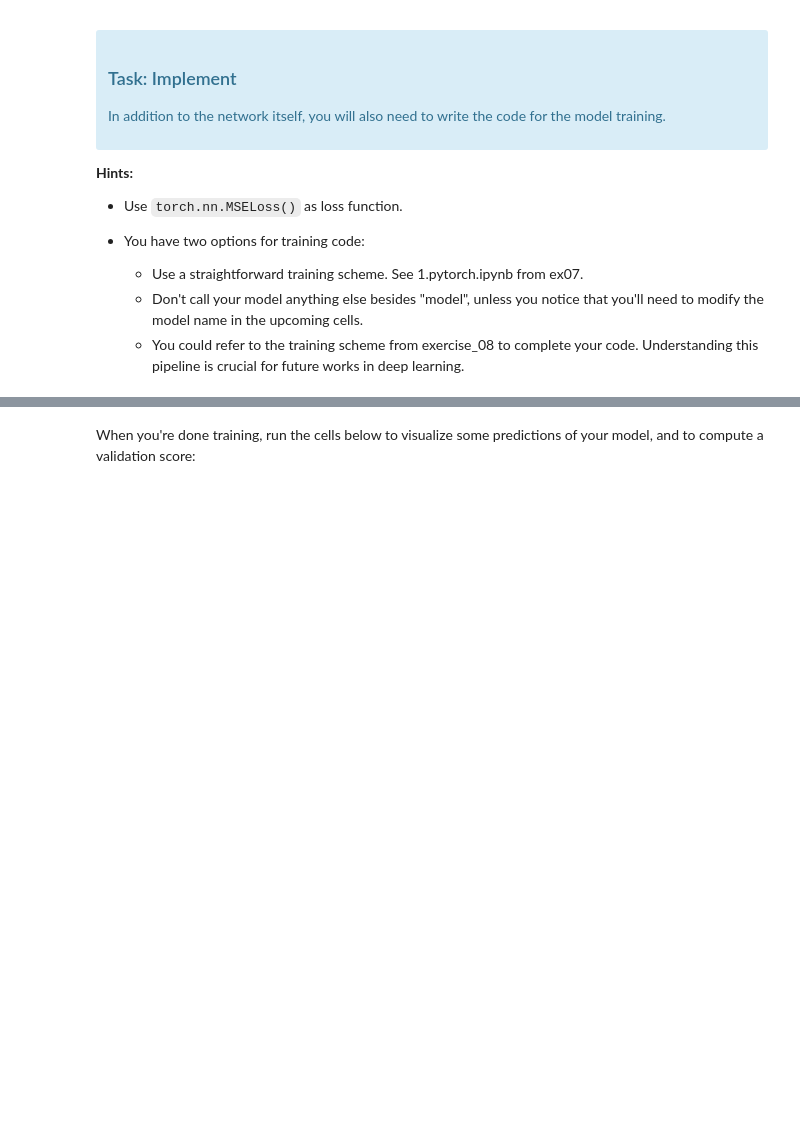
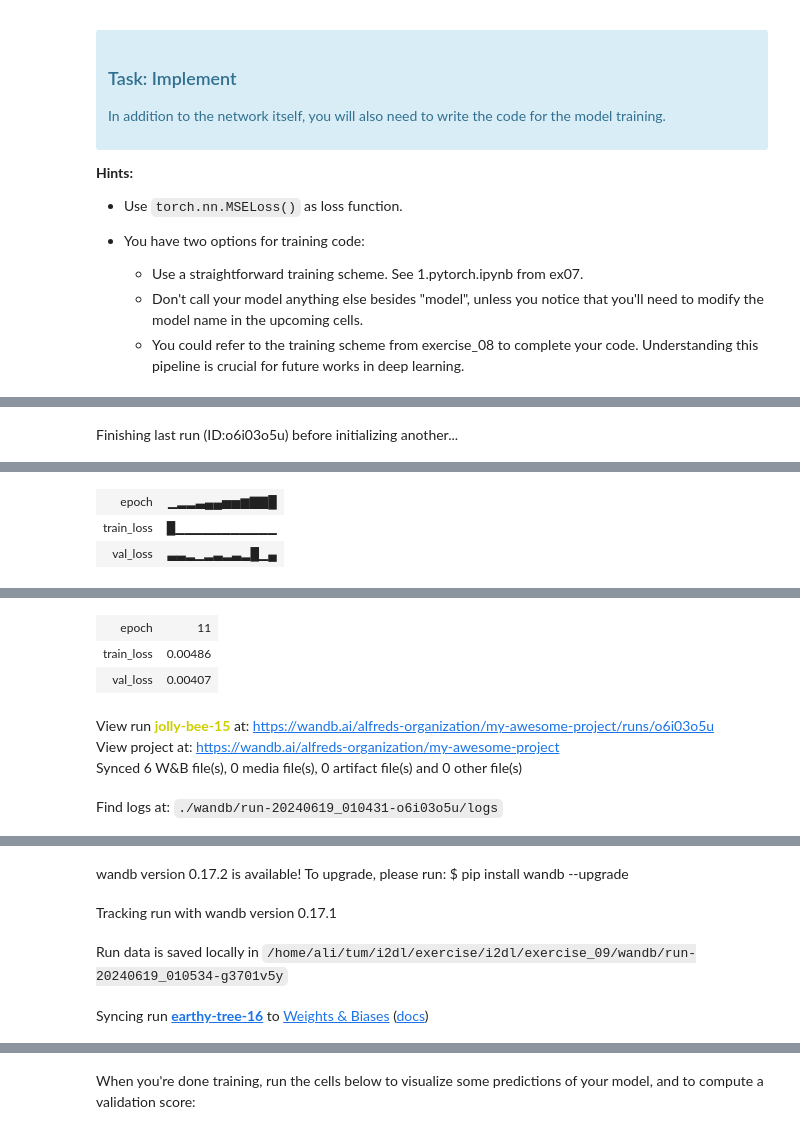
Before and after one commit to avocadoali/Deep-Learning-Projects, a Jupyter notebook: exercise_09/1_facial_keypoints.ipynb, the cells around one changed output, grey strips where cells are left out. Cells and saved outputs as stored; diff of their text form; code cells hidden in the pictures; blank space fills up the shorter version.

```diff
--- a/exercise_09/1_facial_keypoints.ipynb
+++ b/exercise_09/1_facial_keypoints.ipynb
@@ -388,22 +472,22 @@ def training(epochs, batches, val_batches, model, loss_func, optimizer):
         val_loss = validation_loss/len(val_batches)
         print(f'EPOCH [{epoch}/{EPOCHS}], Training Loss: {train_loss}, Validation Loss: {val_loss}')
 
-        #wandb.log({
-        #    'epoch': epoch,
-        #    'train_loss': train_loss,
-        #    'val_loss': val_loss,
-        #})
+        wandb.log({
+            'epoch': epoch,
+            'train_loss': train_loss,
+            'val_loss': val_loss,
+        })
 
     return model
 
 
 hparams = {
     # TODO: if you have any model arguments/hparams, define them here
-    'hidden_dim': 64,
-    'num_hidden_linear': 1,
-    'epochs': 10,
-    'batchsize': 25,
-    'learning_rate': 3e-4
+    'hidden_dim': 400,
+    'num_hidden_linear': 10,
+    'epochs': 17,
+    'batchsize': 10,
+    'learning_rate': 1e-6
 }
 
 
@@ -414,12 +498,12 @@ OPTIMIZER =  torch.optim.Adam(
         )
 
 
-## start a new wandb run to track this script
-#wandb.init(
-#    # set the wandb project where this run will be logged
-#    project="my-awesome-project",
-#    config=hparams
-#)
+# start a new wandb run to track this script
+wandb.init(
+    # set the wandb project where this run will be logged
+    project="my-awesome-project",
+    config=hparams
+)
 
 
 BATCHES = DataLoader(train_dataset, batch_size=hparams['batchsize'], shuffle=True)
@@ -438,3 +522,4 @@ model = training(EPOCHS, BATCHES, VAL_BATCHES, MODEL, LOSS_FUNC, OPTIMIZER)
 #                           END OF YOUR CODE                           #
 #################################################"""  """#######################
 # %% [output]
+Finishing last run (ID:o6i03o5u) before initializing another...
@@ -441,0 +527,3 @@ EPOCH [0/10], Training Loss: 0.02128146033013059, Validation Loss: 0.00364478008
+| epoch | ▁▂▂▃▄▄▅▅▆▇▇█ |
+| train_loss | █▁▁▁▁▁▁▁▁▁▁▁ |
+| val_loss | ▃▃▂▁▂▃▂▃▂█▁▄ |
@@ -442,0 +531,7 @@ EPOCH [1/10], Training Loss: 0.004820792849415973, Validation Loss: 0.0035490820
+| epoch | 11 |
+| train_loss | 0.00486 |
+| val_loss | 0.00407 |
+View run jolly-bee-15 at: https://wandb.ai/alfreds-organization/my-awesome-project/runs/o6i03o5u
+View project at: https://wandb.ai/alfreds-organization/my-awesome-project
+Synced 6 W&B file(s), 0 media file(s), 0 artifact file(s) and 0 other file(s)
+Find logs at: ./wandb/run-20240619_010431-o6i03o5u/logs
@@ -442,0 +539,4 @@ EPOCH [1/10], Training Loss: 0.004820792849415973, Validation Loss: 0.0035490820
+wandb version 0.17.2 is available! To upgrade, please run: $ pip install wandb --upgrade
+Tracking run with wandb version 0.17.1
+Run data is saved locally in /home/ali/tum/i2dl/exercise/i2dl/exercise_09/wandb/run-20240619_010534-g3701v5y
+Syncing run earthy-tree-16 to Weights & Biases (docs)
```
Also changed, not shown: parts of 10 cells of this notebook, 14 other files.
